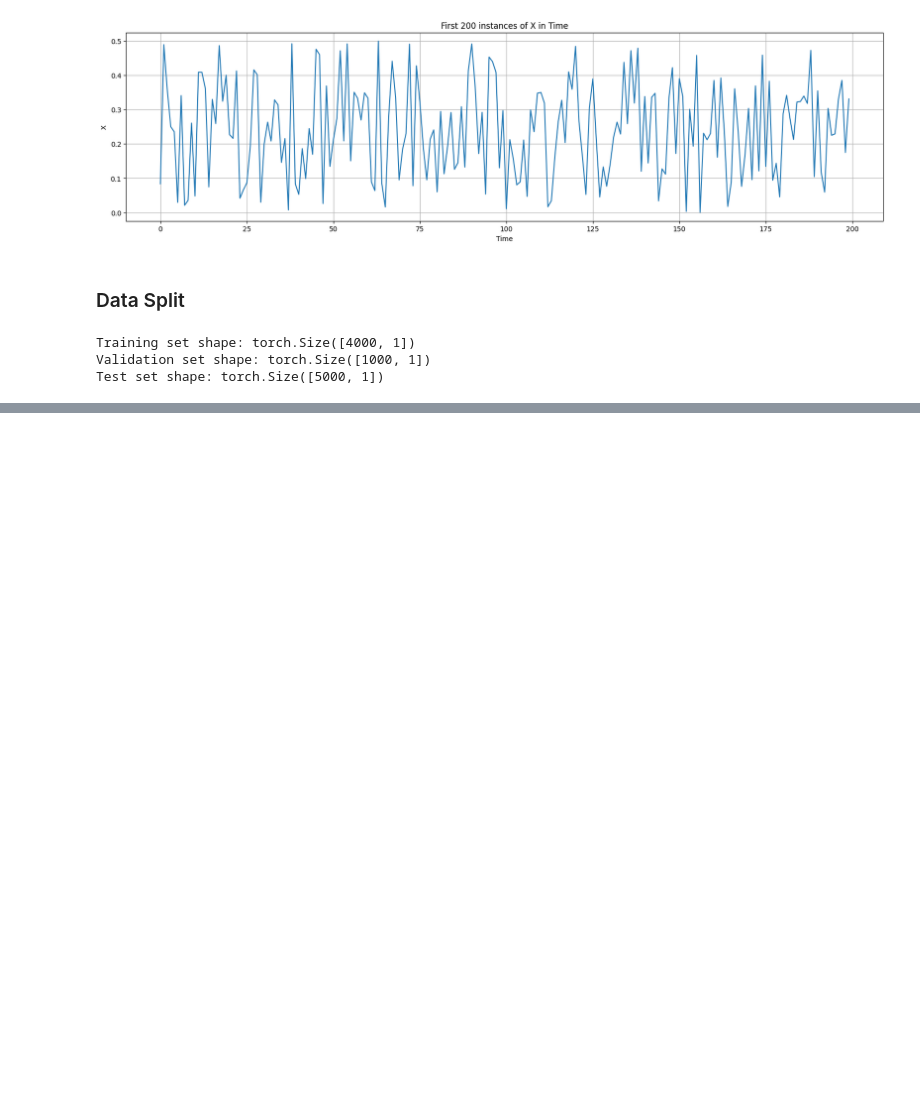
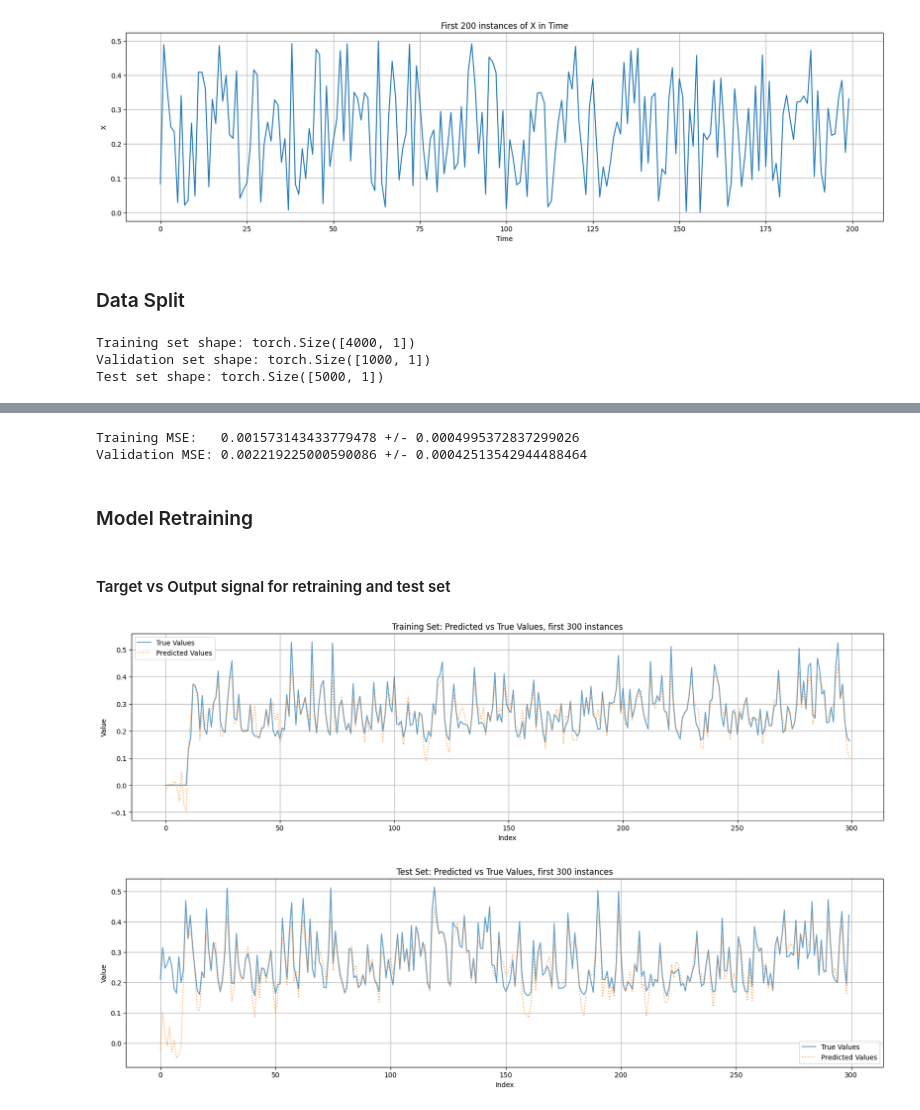
Before and after one commit to francealip/cns_lab, a Jupyter notebook: LAB3_2/main.ipynb, the cells around one changed output, grey strips where cells are left out. Saved outputs shown, nothing was run; the diff lists cells and outputs as text; code cells hidden in the pictures; blank space fills up the shorter version.

```diff
--- a/LAB3_2/main.ipynb
+++ b/LAB3_2/main.ipynb
@@ -72,6 +49,0 @@ torch.Size([3994, 1])
-# %%
-esn.fit(x_train, y_train[6:], 0.001)
-y = esn.readout(h)
-
-
-plot_predictions(y, y_train)
@@ -81,0 +52,16 @@ NOTA: MANCA LA SPARSIFICAZIONE DELLA MATRICE HIDDEN
+# %%
+from utils import import_parameters
+from learning import parallel_grid_search
+
+config = import_parameters("esn.yaml")
+
+best_model, train_loss, val_loss, best_params = parallel_grid_search(
+    random_iter=300,
+    n_iter=5,
+    config=config,
+    x_train=x_train,
+    y_train=y_train,
+    x_val=x_val,
+    y_val=y_val,
+    seed=42,
+)
@@ -81,0 +85,33 @@ NOTA: MANCA LA SPARSIFICAZIONE DELLA MATRICE HIDDEN
+# %%
+
+print(f"Training MSE: \t{train_loss[0]} +/- {train_loss[1]}")
+print(f"Validation MSE:\t{val_loss[0]} +/- {val_loss[1]}")
+# %% [output]
+Training MSE:   0.001573143433779478 +/- 0.0004995372837299026
+Validation MSE: 0.002219225000590086 +/- 0.00042513542944488464
+# %% [markdown]
+### Model Retraining
+# %%
+x_retrain = torch.cat((x_train, x_val), dim=0)
+y_retrain = torch.cat((y_train, y_val), dim=0)
+
+best_model.fit(
+    x_train = x_train,
+    y_train = y_train,
+    lambd=best_params['lambd'],
+)
+# %% [markdown]
+#### Target vs Output signal for retraining and test set
+# %%
+from utils import plot_predictions
+
+from utils import plot_predictions
+
+y_train_pred = best_model.forward(x_retrain)
+plot_predictions(y_train, y_train_pred, "Training Set: Predicted vs True Values, first 300 instances", 300)
+
+y_test_pred = best_model.forward(x_test)
+plot_predictions(y_test, y_test_pred, "Test Set: Predicted vs True Values, first 300 instances", 300)
+# %% [output]
+[figure, added]
+[figure, added]
```
Also changed, not shown: parts of 6 cells of this notebook, 4 other files.
